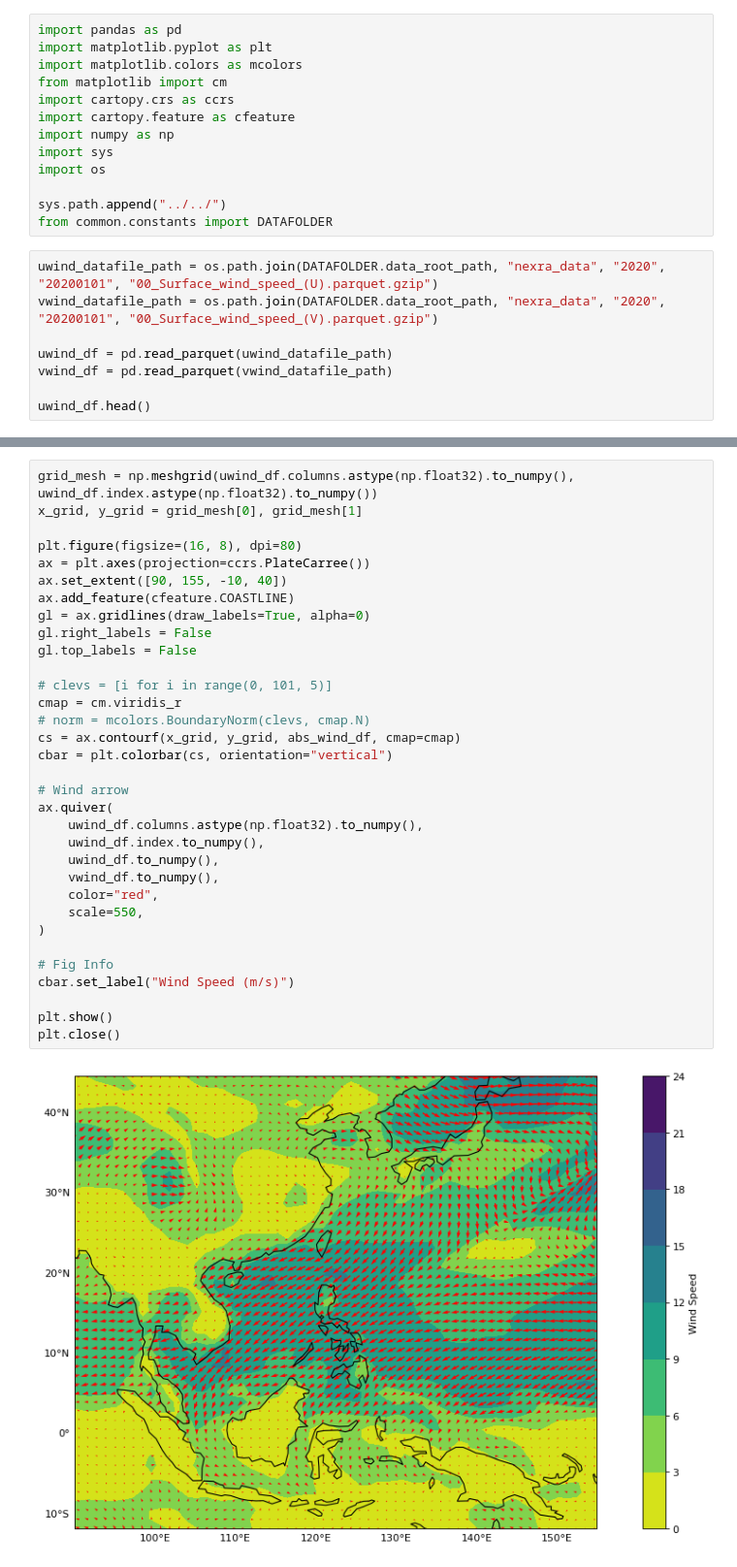
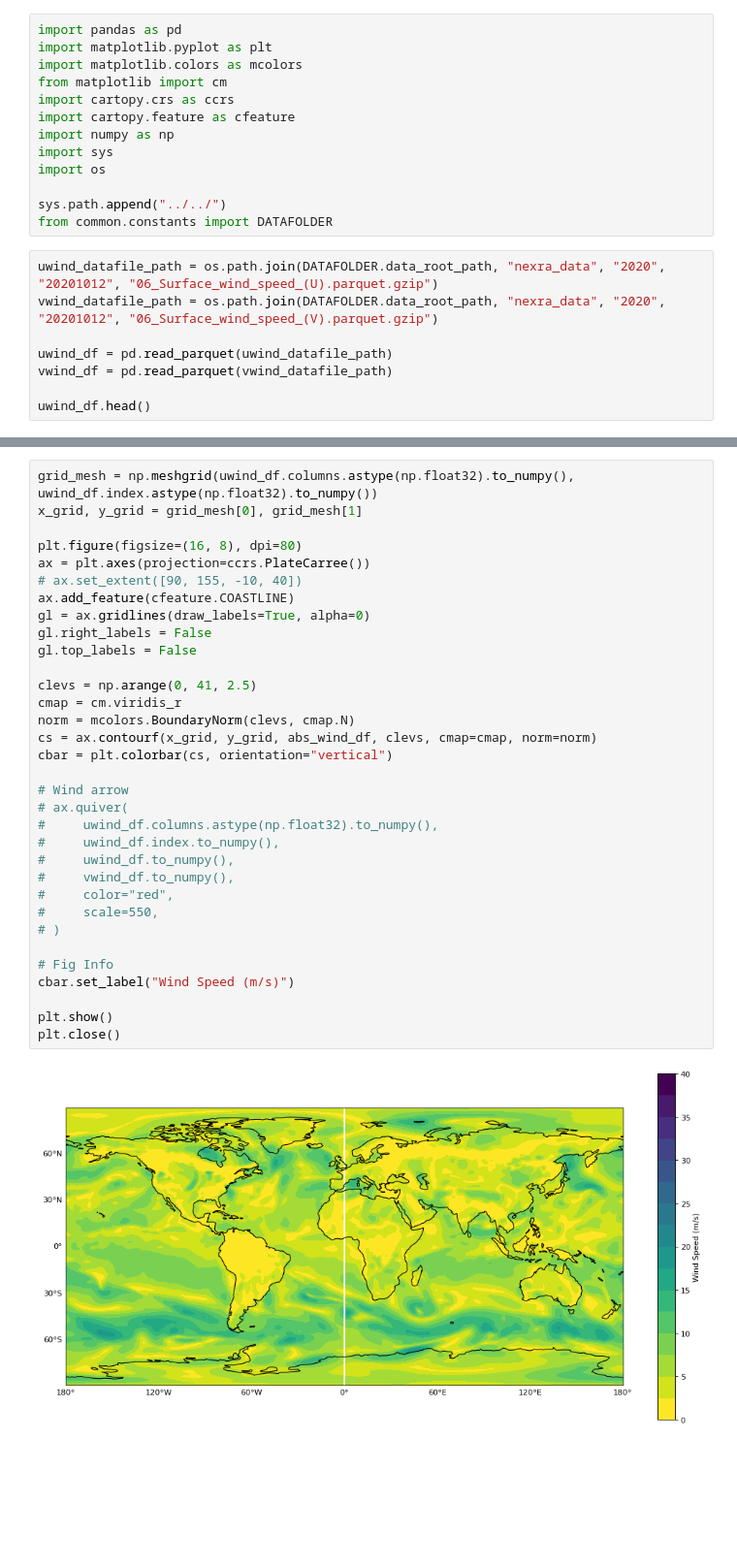
Before and after one commit to tsugumi-sys/poteka_data_analysis, a Jupyter notebook: dataset/visualize_nexra_data/wind.ipynb, the cells around one changed output, grey strips where cells are left out. Shown at 97% size. Saved outputs shown, nothing was run; the diff lists cells and outputs as text; blank space fills up the shorter version.

```diff
--- a/dataset/visualize_nexra_data/wind.ipynb
+++ b/dataset/visualize_nexra_data/wind.ipynb
@@ -12,8 +12,8 @@ import os
 sys.path.append("../../")
 from common.constants import DATAFOLDER
 # %%
-uwind_datafile_path = os.path.join(DATAFOLDER.data_root_path, "nexra_data", "2020", "20200101", "00_Surface_wind_speed_(U).parquet.gzip")
-vwind_datafile_path = os.path.join(DATAFOLDER.data_root_path, "nexra_data", "2020", "20200101", "00_Surface_wind_speed_(V).parquet.gzip")
+uwind_datafile_path = os.path.join(DATAFOLDER.data_root_path, "nexra_data", "2020", "20201012", "06_Surface_wind_speed_(U).parquet.gzip")
+vwind_datafile_path = os.path.join(DATAFOLDER.data_root_path, "nexra_data", "2020", "20201012", "06_Surface_wind_speed_(V).parquet.gzip")
 
 uwind_df = pd.read_parquet(uwind_datafile_path)
 vwind_df = pd.read_parquet(vwind_datafile_path)
@@ -82,38 +82,38 @@ abs_wind_df.head()
 # %%
 grid_mesh = np.meshgrid(uwind_df.columns.astype(np.float32).to_numpy(), uwind_df.index.astype(np.float32).to_numpy())
 x_grid, y_grid = grid_mesh[0], grid_mesh[1]
 
 plt.figure(figsize=(16, 8), dpi=80)
 ax = plt.axes(projection=ccrs.PlateCarree())
-ax.set_extent([90, 155, -10, 40])
+# ax.set_extent([90, 155, -10, 40])
 ax.add_feature(cfeature.COASTLINE)
 gl = ax.gridlines(draw_labels=True, alpha=0)
 gl.right_labels = False
 gl.top_labels = False
 
-# clevs = [i for i in range(0, 101, 5)]
+clevs = np.arange(0, 41, 2.5)
 cmap = cm.viridis_r
-# norm = mcolors.BoundaryNorm(clevs, cmap.N)
-cs = ax.contourf(x_grid, y_grid, abs_wind_df, cmap=cmap)
+norm = mcolors.BoundaryNorm(clevs, cmap.N)
+cs = ax.contourf(x_grid, y_grid, abs_wind_df, clevs, cmap=cmap, norm=norm)
 cbar = plt.colorbar(cs, orientation="vertical")
 
 # Wind arrow
-ax.quiver(
-    uwind_df.columns.astype(np.float32).to_numpy(),
-    uwind_df.index.to_numpy(),
-    uwind_df.to_numpy(),
-    vwind_df.to_numpy(),
-    color="red",
-    scale=550,
-)
+# ax.quiver(
+#     uwind_df.columns.astype(np.float32).to_numpy(),
+#     uwind_df.index.to_numpy(),
+#     uwind_df.to_numpy(),
+#     vwind_df.to_numpy(),
+#     color="red",
+#     scale=550,
+# )
 
 # Fig Info
 cbar.set_label("Wind Speed (m/s)")
 
 plt.show()
 plt.close()
 # %% [output]
-[figure, old version]
+[figure, new version]
 # %%
 data_folder = "/home/akira/Desktop/p-poteka/data/nexra_data/2020/20200304"
 
```
Also changed, not shown: parts of 5 cells of this notebook, 19 other files.
